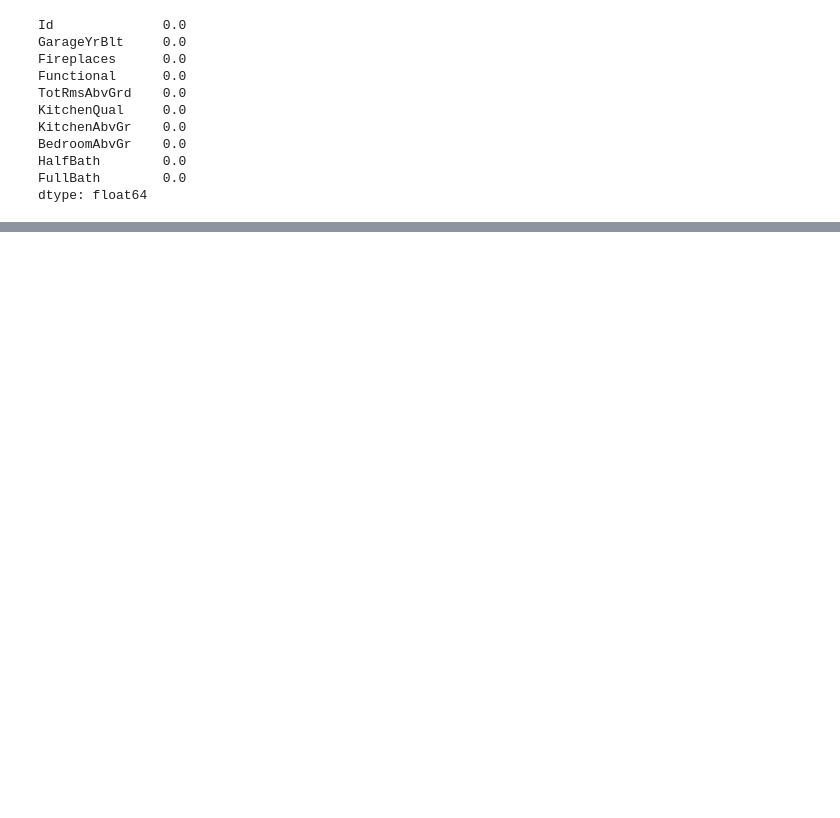
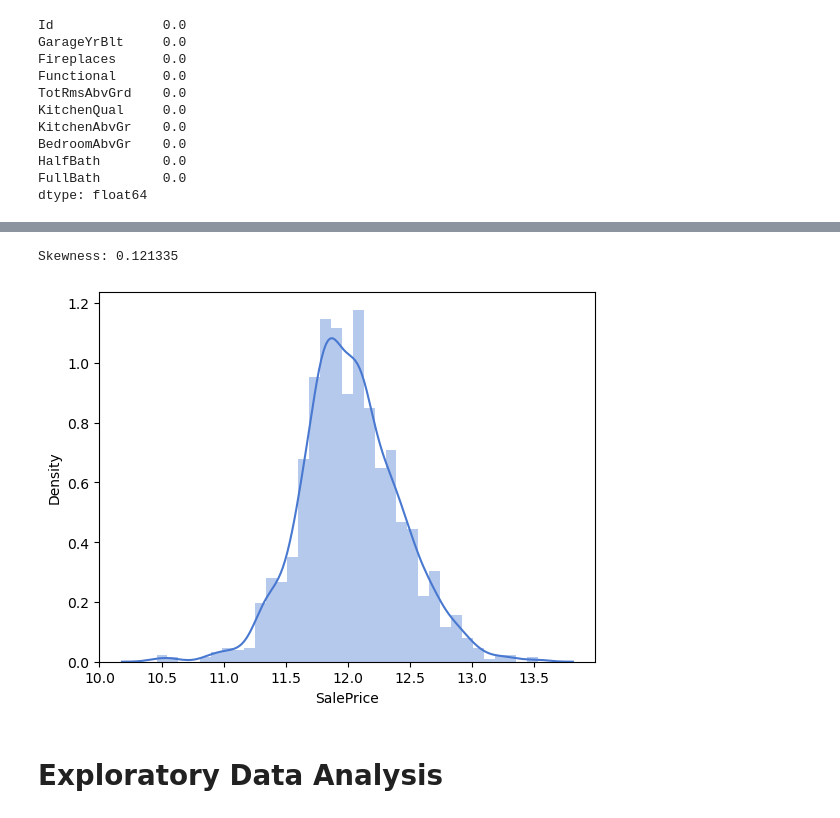
Before and after one commit to ambar-ashish/housing-case-study, a Jupyter notebook: Housing.ipynb, the cells around one changed output, grey strips where cells are left out. Saved outputs shown, nothing was run; the diff lists cells and outputs as text; code cells hidden in the pictures; blank space fills up the shorter version.

```diff
--- a/Housing.ipynb
+++ b/Housing.ipynb
@@ -230,0 +276,5 @@ dtype: float64
+# %%
+#transforming to have Normal disribution
+
+house['SalePrice']=np.log(house.SalePrice)
+house['SalePrice'].describe()
@@ -230,0 +291,12 @@ dtype: float64
+# %%
+# Completed Normally distributed
+
+sns.distplot(house['SalePrice'])
+
+#skewness
+print("Skewness: %f" % house['SalePrice'].skew())
+# %% [output]
+Skewness: 0.121335
+[figure, added]
+# %% [markdown]
+# Exploratory Data Analysis
```
Also changed, not shown: parts of 61 cells of this notebook.
